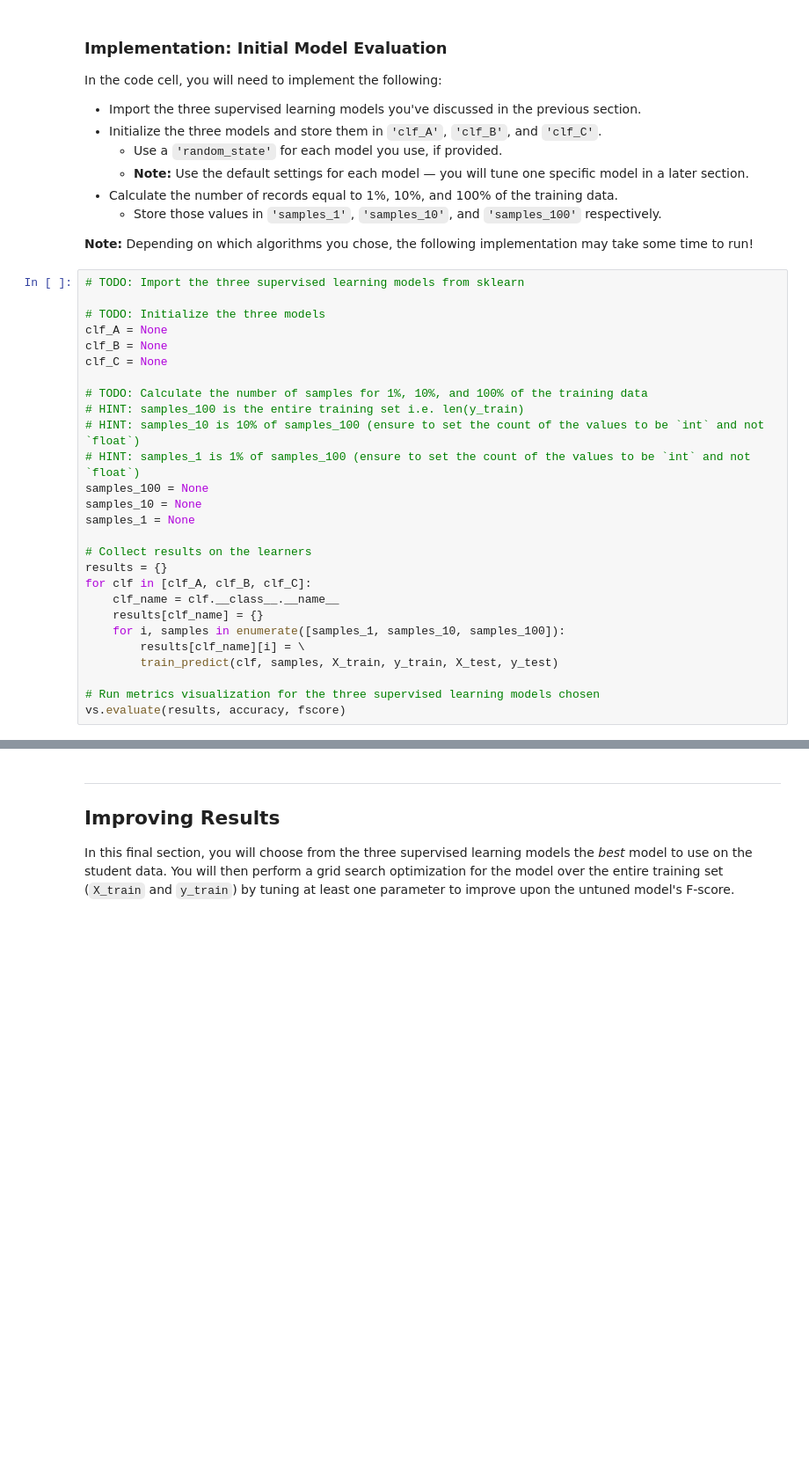
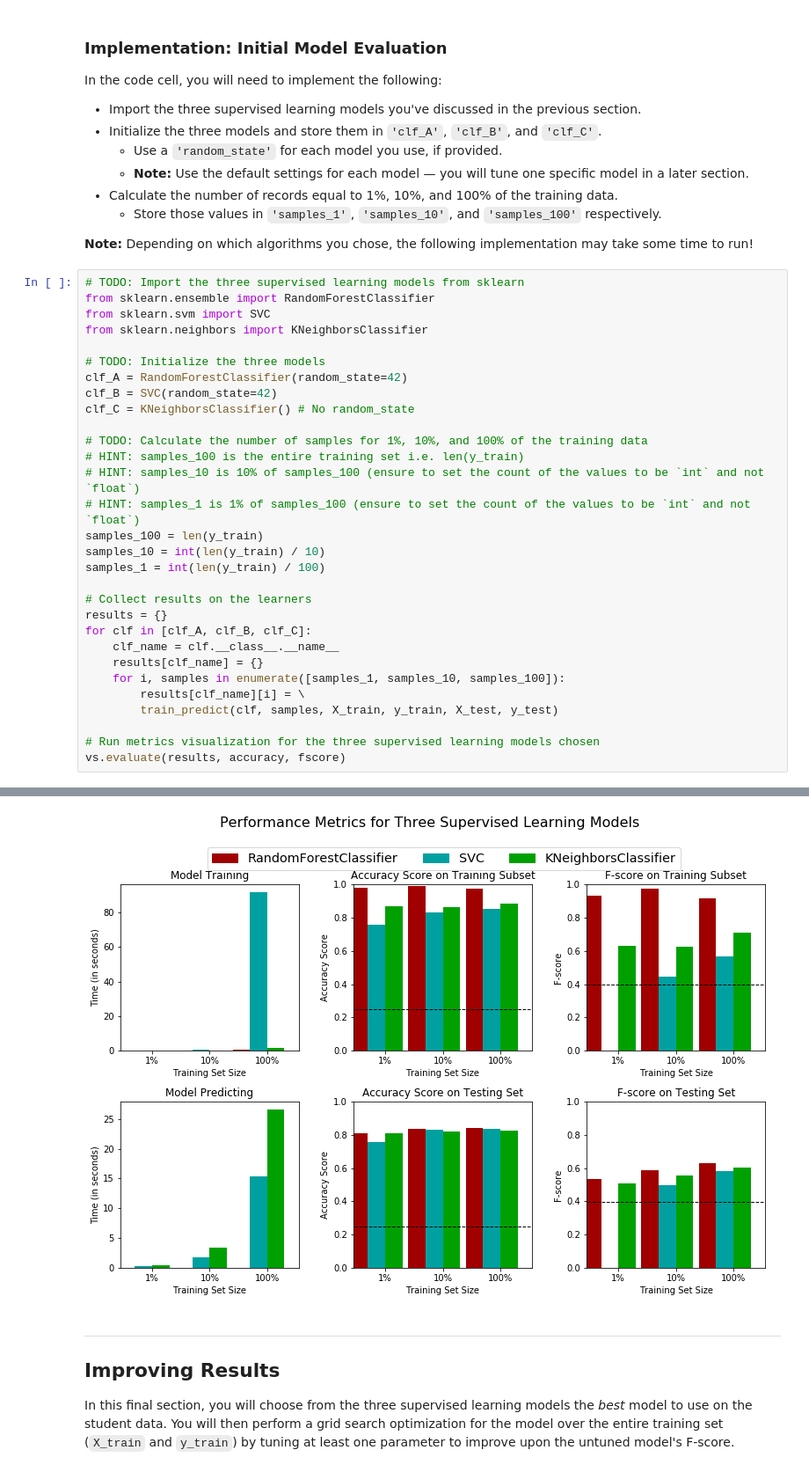
Before and after one commit to Jazzbert/udacity-mlnd-finding_donors, a Jupyter notebook: finding_donors.ipynb, the cells around one changed output, grey strips where cells are left out. Shown at 88% size. Cells and saved outputs as stored; diff of their text form; blank space fills up the shorter version.

```diff
--- a/finding_donors.ipynb
+++ b/finding_donors.ipynb
@@ -413,19 +420,22 @@ In the code cell, you will need to implement the following:
 **Note:** Depending on which algorithms you chose, the following implementation may take some time to run!
 # %%
 # TODO: Import the three supervised learning models from sklearn
+from sklearn.ensemble import RandomForestClassifier
+from sklearn.svm import SVC
+from sklearn.neighbors import KNeighborsClassifier
 
 # TODO: Initialize the three models
-clf_A = None
-clf_B = None
-clf_C = None
+clf_A = RandomForestClassifier(random_state=42)
+clf_B = SVC(random_state=42)
+clf_C = KNeighborsClassifier() # No random_state
 
 # TODO: Calculate the number of samples for 1%, 10%, and 100% of the training data
 # HINT: samples_100 is the entire training set i.e. len(y_train)
 # HINT: samples_10 is 10% of samples_100 (ensure to set the count of the values to be `int` and not `float`)
 # HINT: samples_1 is 1% of samples_100 (ensure to set the count of the values to be `int` and not `float`)
-samples_100 = None
-samples_10 = None
-samples_1 = None
+samples_100 = len(y_train)
+samples_10 = int(len(y_train) / 10)
+samples_1 = int(len(y_train) / 100)
 
 # Collect results on the learners
 results = {}
@@ -443,3 +461,4 @@ AttributeError: 'NoneType' object has no attribute 'fit'
+[figure, added]
 # %% [markdown]
 ----
 ## Improving Results
```
Also changed, not shown: parts of 29 cells of this notebook, 1 other file.
